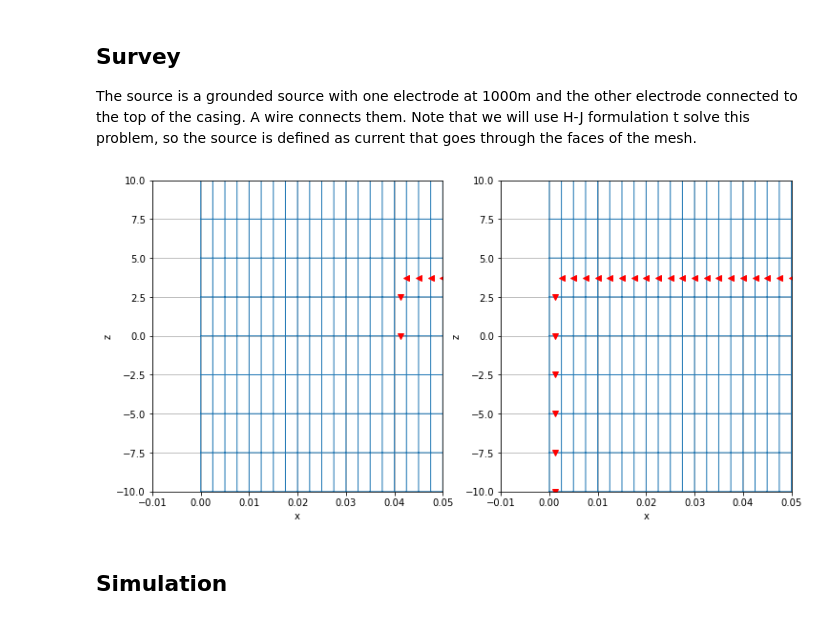
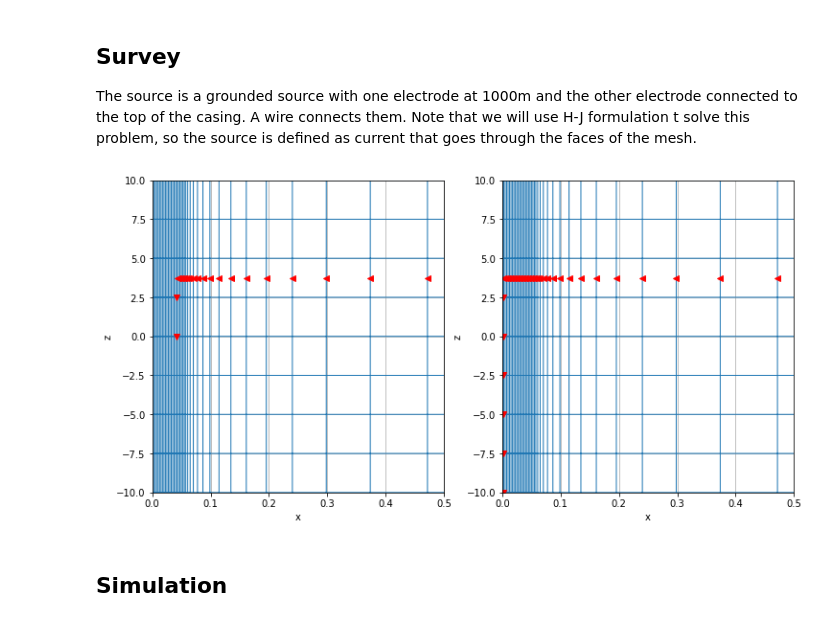
Before and after one commit to lheagy/heagy-2019-casing-ml, a Jupyter notebook: notebooks/TDEM_current_plots_src_term.ipynb, the cells around one changed output. Drawn from its saved outputs; the diff is of its cells as text; code cells hidden in the pictures.

Commit message:
WIP adding plots

```diff
--- a/notebooks/TDEM_current_plots_src_term.ipynb
+++ b/notebooks/TDEM_current_plots_src_term.ipynb
@@ -31,6 +31,9 @@ from pyMKL import mkl_set_num_threads
 # use a single thread
 # num_threads = 1
 # mkl_set_num_threads(num_threads)
+# %%
+from matplotlib import rcParams
+rcParams["font.size"] = 18
 # %% [markdown]
 ## model parameters
 # %%
@@ -224,7 +227,7 @@ model.src_a[1] = src_theta
 model.src_b[1] = src_theta
 # %%
 top_src_a = model.src_a.copy()
-top_src_a[2] = 0. #-mesh.hz.min()/2.
+top_src_a[2] = 0
 # %%
 downhole_src_a = model.src_a.copy()
 downhole_src_a[0] = 0.
@@ -260,14 +263,14 @@ source_list = casingSimSrcList.srcList
 # %%
 fig, ax = plt.subplots(1, 2, figsize=(12, 6))
 
 for a, src in zip(ax, sources):
     meshGen.mesh.plotGrid(slice='theta', ax=a)
     src.plot(ax=a)
 
-    a.set_xlim([-0.01, 0.05])
+    a.set_xlim([0., 0.5])
     a.set_ylim([-10., 10.])
 # %% [output]
-[figure, old version]
+[figure, new version]
 # %% [markdown]
 ## Simulation
 # %%
```
Also changed, not shown: parts of 31 cells of this notebook.
